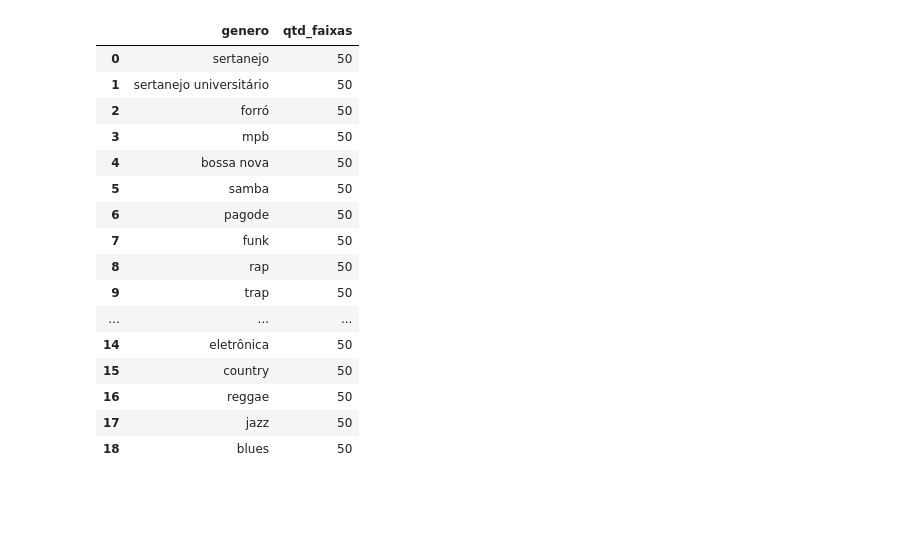
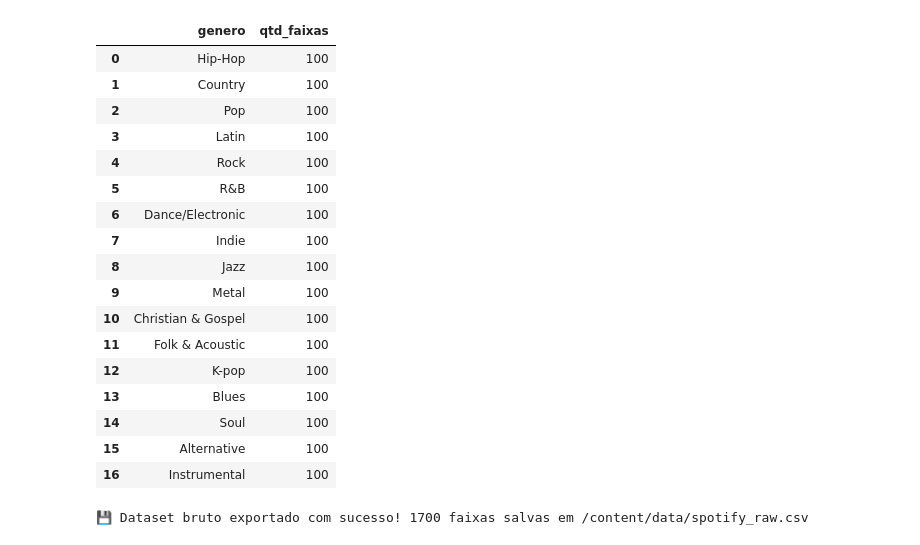
Before and after one commit to PadawanXXVI/spotify-data-storytelling, a Jupyter notebook: spotify.ipynb, the cells around one changed output. Saved outputs shown, nothing was run; the diff lists cells and outputs as text; code cells hidden in the pictures; blank space fills up the shorter version.

```diff
--- a/spotify.ipynb
+++ b/spotify.ipynb
@@ -81,27 +124,34 @@ print("🔐 Autenticação com a API Spotify concluída com sucesso!")
 # %%
-# 🎧 Coleta de faixas populares no Brasil por gênero musical
+# 🎧 Coleta automática de faixas musicais via API do Spotify (Brasil)
 
-generos_validos = [
-    "sertanejo", "sertanejo universitário", "forró", "mpb", "bossa nova",
-    "samba", "pagode", "funk", "rap", "trap", "pop", "rock",
-    "indie", "gospel", "eletrônica", "country", "reggae", "jazz", "blues"
-]
+# 1️⃣ Lista de categorias musicais definidas dinamicamente
+generos_validos = categorias_musicais
+print(f"🎯 Total de gêneros a serem coletados: {len(generos_validos)}\n")
 
-print(f"🎯 Total de gêneros para coleta: {len(generos_validos)}\n")
-
+# 2️⃣ Estruturas de armazenamento
 all_tracks = []
 resumo = []
 
+# 3️⃣ Loop de coleta
 for genero in generos_validos:
-    print(f"🎶 Coletando faixas do gênero: {genero}")
+    print(f"🎶 Buscando faixas da categoria: {genero}")
     try:
         results = sp.search(q=f"genre:{genero}", type="track", limit=50, market="BR")
         tracks = results["tracks"]["items"]
 
+        # Caso nenhuma faixa seja encontrada
         if len(tracks) == 0:
-            print(f"⚠️ Nenhum resultado para o gênero: {genero}")
+            print(f"⚠️ Nenhum resultado encontrado para: {genero}")
             continue
 
+        # Paginação — coleta até 500 resultados por categoria
+        offset = 50
+        while results["tracks"]["next"] and offset < 500:
+            results = sp.next(results["tracks"])
+            tracks.extend(results["tracks"]["items"])
+            offset += 50
+
+        # Estruturação dos dados
         for item in tracks:
             all_tracks.append({
                 "genero": genero,
@@ -114,14 +164,20 @@ for genero in generos_validos:
             })
 
         resumo.append({"genero": genero, "qtd_faixas": len(tracks)})
+        print(f"✅ {len(tracks)} faixas coletadas para {genero}")
 
     except Exception as e:
-        print(f"⚠️ Erro ao coletar o gênero {genero}: {e}")
+        print(f"❌ Erro ao coletar gênero {genero}: {e}")
 
-# ✅ Criação dos DataFrames
+# 4️⃣ Consolidação em DataFrame
 df_raw = pd.DataFrame(all_tracks)
 df_resumo = pd.DataFrame(resumo).sort_values("qtd_faixas", ascending=False)
 
-print(f"\n✅ Coleta concluída: {len(df_raw)} faixas coletadas.")
+print("\n📊 Resumo da coleta por gênero:")
 display(df_resumo)
+
+# 5️⃣ Exportação do dataset bruto
+os.makedirs("/content/data", exist_ok=True)
+df_raw.to_csv("/content/data/spotify_raw.csv", index=False)
+print(f"💾 Dataset bruto exportado com sucesso! {len(df_raw)} faixas salvas em /content/data/spotify_raw.csv")
 # %% [output]
@@ -145,17 +201,19 @@ display(df_resumo)
 |  | genero | qtd_faixas |
-| 0 | sertanejo | 50 |
-| 1 | sertanejo universitário | 50 |
-| 2 | forró | 50 |
-| 3 | mpb | 50 |
-| 4 | bossa nova | 50 |
-| 5 | samba | 50 |
-| 6 | pagode | 50 |
-| 7 | funk | 50 |
-| 8 | rap | 50 |
-| 9 | trap | 50 |
-| ... | ... | ... |
-| 14 | eletrônica | 50 |
-| 15 | country | 50 |
-| 16 | reggae | 50 |
-| 17 | jazz | 50 |
-| 18 | blues | 50 |
+| 0 | Hip-Hop | 100 |
+| 1 | Country | 100 |
+| 2 | Pop | 100 |
+| 3 | Latin | 100 |
+| 4 | Rock | 100 |
+| 5 | R&B | 100 |
+| 6 | Dance/Electronic | 100 |
+| 7 | Indie | 100 |
+| 8 | Jazz | 100 |
+| 9 | Metal | 100 |
+| 10 | Christian & Gospel | 100 |
+| 11 | Folk & Acoustic | 100 |
+| 12 | K-pop | 100 |
+| 13 | Blues | 100 |
+| 14 | Soul | 100 |
+| 15 | Alternative | 100 |
+| 16 | Instrumental | 100 |
+💾 Dataset bruto exportado com sucesso! 1700 faixas salvas em /content/data/spotify_raw.csv
```
Also changed, not shown: parts of 21 cells of this notebook.
